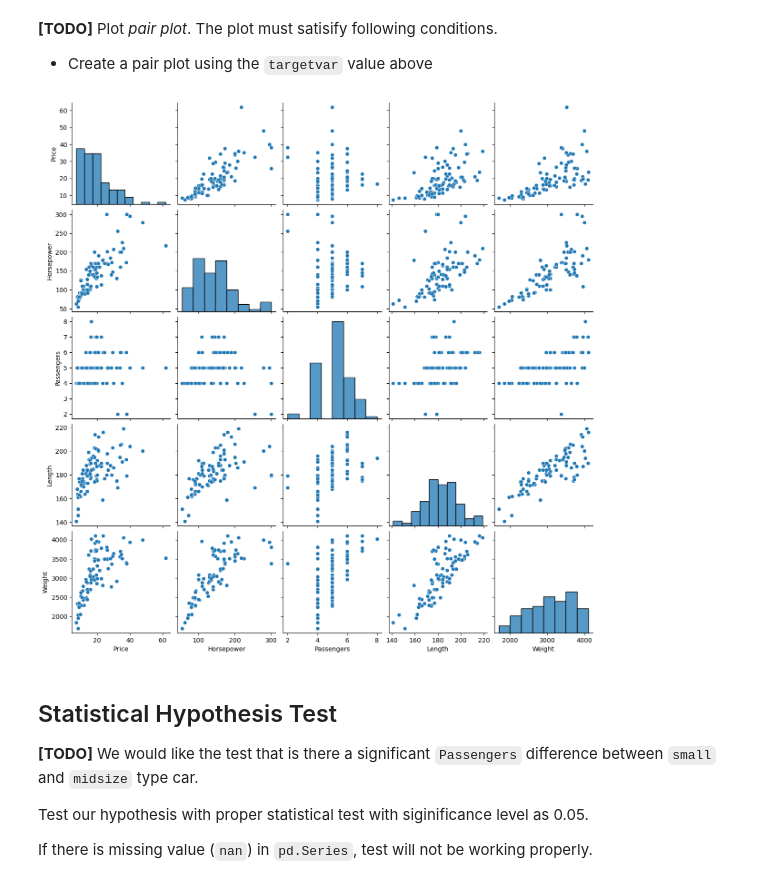
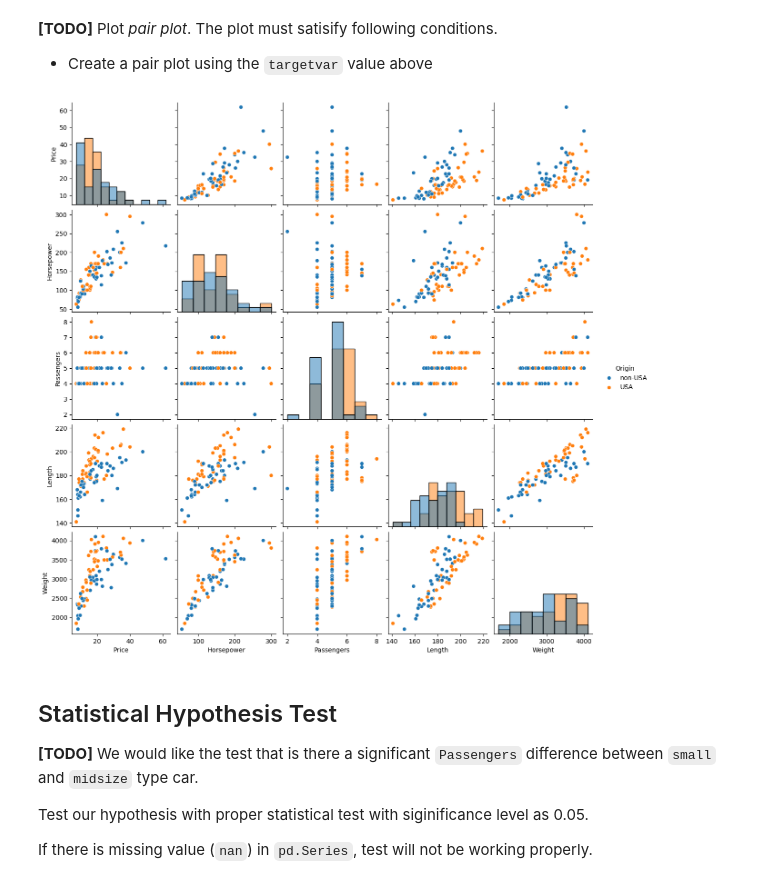
Before and after one commit to njm0333/Intro_to_AI, a Jupyter notebook: [AI_Assignment1]_Data_Analysis.ipynb, the cells around one changed output. Drawn from its saved outputs; the diff is of its cells as text; code cells hidden in the pictures.

```diff
--- a/[AI_Assignment1]_Data_Analysis.ipynb
+++ b/[AI_Assignment1]_Data_Analysis.ipynb
@@ -152,11 +156,11 @@ selectedDataFrame.##################
 **[TODO]** Plot *pair plot*. The plot must satisify following conditions.
 
 - Create a pair plot using the `targetvar` value above
-# %%
-g = sns.##################
-plt.show()
-# %% [output]
-[figure, removed]
+# %%
+g = sns.pairplot(df, vars=['Price','Horsepower','Passengers','Length','Weight'], hue=targetvar, diag_kind='hist')
+plt.show()
+# %% [output]
+[figure, added]
 # %% [markdown]
 ## Statistical Hypothesis Test
 **[TODO]** We would like the test that is there a significant `Passengers`  difference between `small` and `midsize` type car.
```
Also changed, not shown: parts of 9 cells of this notebook.
